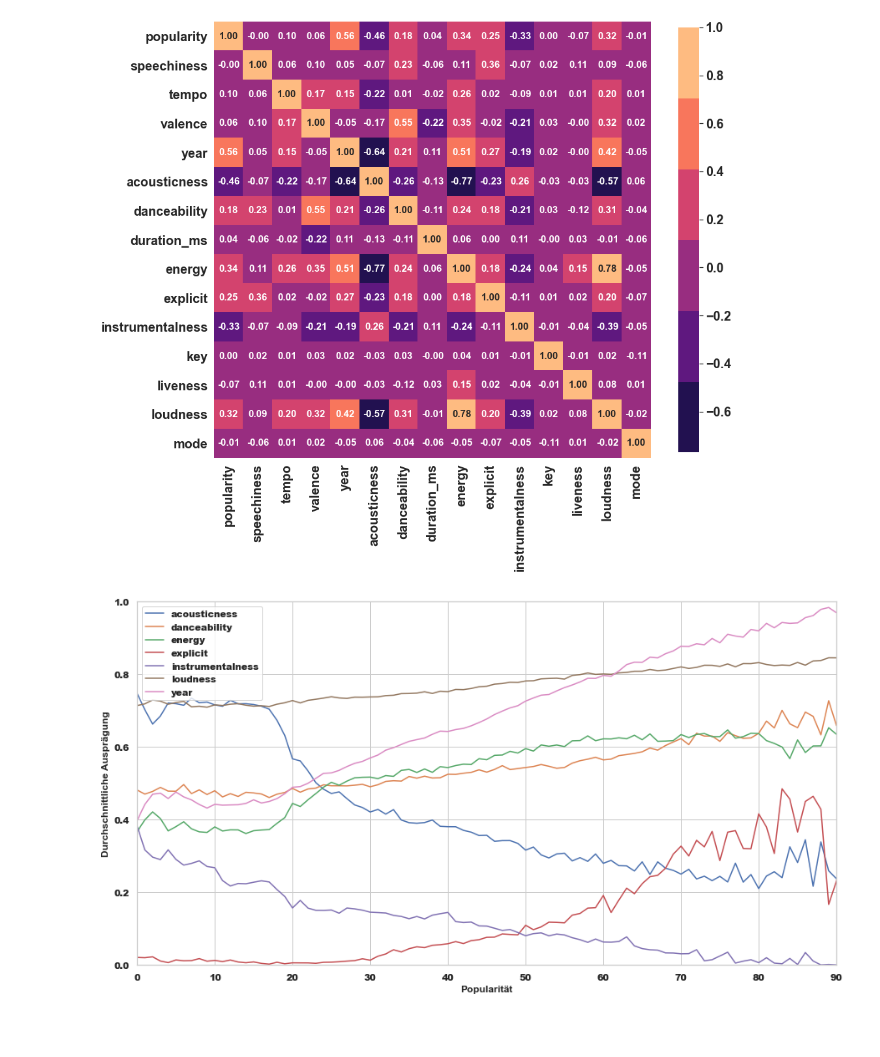
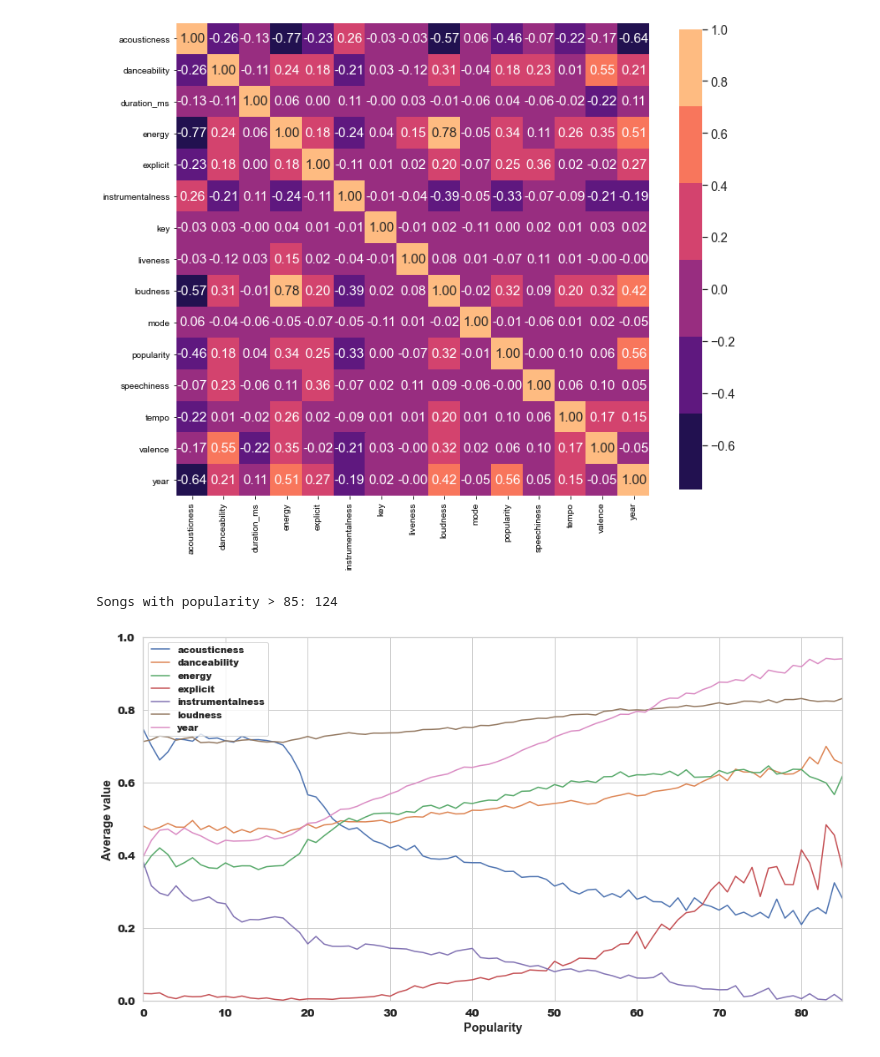
Before and after one commit to Taraman12/Spotify-Mining, a Jupyter notebook: EDA.ipynb, the cells around one changed output. Saved outputs shown, nothing was run; the diff lists cells and outputs as text; code cells hidden in the pictures; blank space fills up the shorter version.

```diff
--- a/EDA.ipynb
+++ b/EDA.ipynb
@@ -249,3 +225,3 @@ df_cleaned_tempo.to_csv('data_cleaned.csv', index=False)
 # %%
-df = pd.read_csv('data_cleaned.csv')
+data = pd.read_csv('data_cleaned.csv')
 # %%
@@ -314,12 +261,11 @@ df_bearbeitet = df[cols]
 # %%
-# Grafische Aufbereitung der Korrelationen
-corr = df_bearbeitet.corr()
-fig, ax = plt.subplots(figsize=(15, 15))
-plt.rcParams.update({'font.weight': 600})
+# Correlations
+corr = data.corr()
+fig, ax = plt.subplots(figsize=(12, 12))
+plt.rcParams.update({'font.weight': 300})
 cmap = sns.color_palette("magma")
-sns.set(font_scale=1.8)
+sns.set(font_scale=1.3)
 sns_plot=sns.heatmap(corr, cmap=cmap, square=True, annot=True, annot_kws={"size": 15},fmt='.2f', cbar=True, cbar_kws={"shrink": .80})
-plt.savefig('Korrelationsmatrix_features.pdf',bbox_inches='tight',transparent=True)
 plt.show()
 # %% [output]
-[figure, old version]
+[figure, new version]
@@ -326,28 +282,22 @@ plt.show()
+# %%
+print(f"Songs with popularity > 85: {(data_scaled['popularity']>85).sum()}")
+# %% [output]
+Songs with popularity > 85: 124
 # %%
-# Genauererer Verlauf der Features zur Popularität
-# Standardisierung der Daten zwischen 0-1 um vergleich in einem Plot zu ermöglichen
-from sklearn import preprocessing
-columns = ["acousticness","danceability","energy","explicit","instrumentalness","loudness","year"]
-x = df[columns].values
-min_max_scaler = preprocessing.MinMaxScaler()
-x_scaled = min_max_scaler.fit_transform(x)
-data = pd.DataFrame(x_scaled,columns= columns)
-data['popularity'] = df['popularity']
-
-
+# plotting the graphs
 fig, ax = plt.subplots(figsize=(15, 8))
 plt.rcParams.update({'font.weight': 1000})
-#sns.set(style="whitegrid")
+sns.set(style="whitegrid")
 for col in columns:
-    x = data.groupby("popularity")[col].mean()
+    x = data_scaled.groupby("popularity")[col].mean()
     ax= sns.lineplot(x=x.index,y=x,label=col) #sizes="x-large"
-#ax.set_title('Features to popularity')
-ax.set_ylabel('Durchschnittliche Ausprägung',fontdict=dict(weight='bold'))
-ax.set_xlabel('Popularität',fontdict=dict(weight='bold'))
-ax.set_xlim(0,90)
+
+ax.set_ylabel('Average value',fontdict=dict(weight='bold'))
+ax.set_xlabel('Popularity',fontdict=dict(weight='bold'))
+ax.set_xlim(0,85)
 ax.set_ylim(0,1)
 ax.legend(loc="upper left") # bbox_to_anchor=(0.6,0.5)
 sns.set(style="whitegrid", font_scale=1.2)
 plt.savefig('features_popularity.pdf',bbox_inches='tight',transparent=True)
 # %% [output]
-[figure, old version]
+[figure, new version]
```
Also changed, not shown: parts of 70 cells of this notebook, 9 other files.
